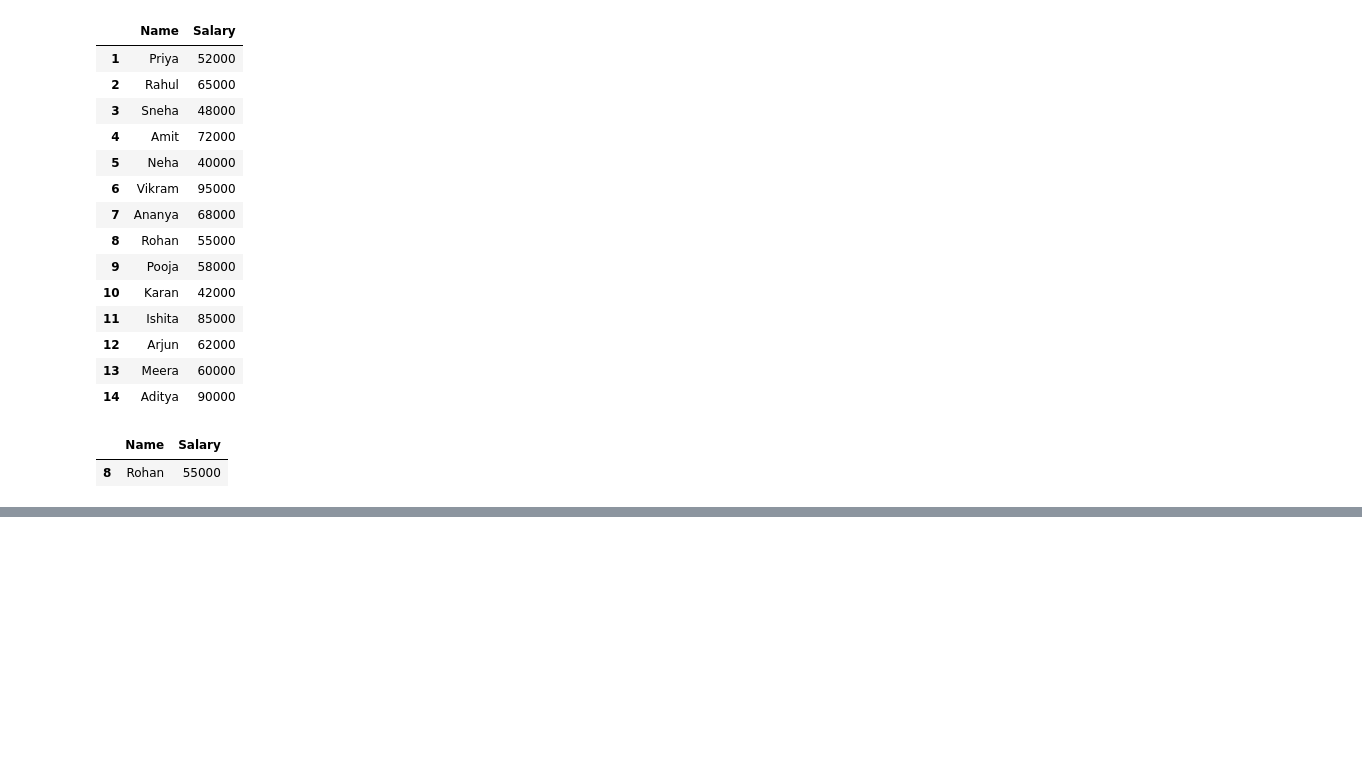
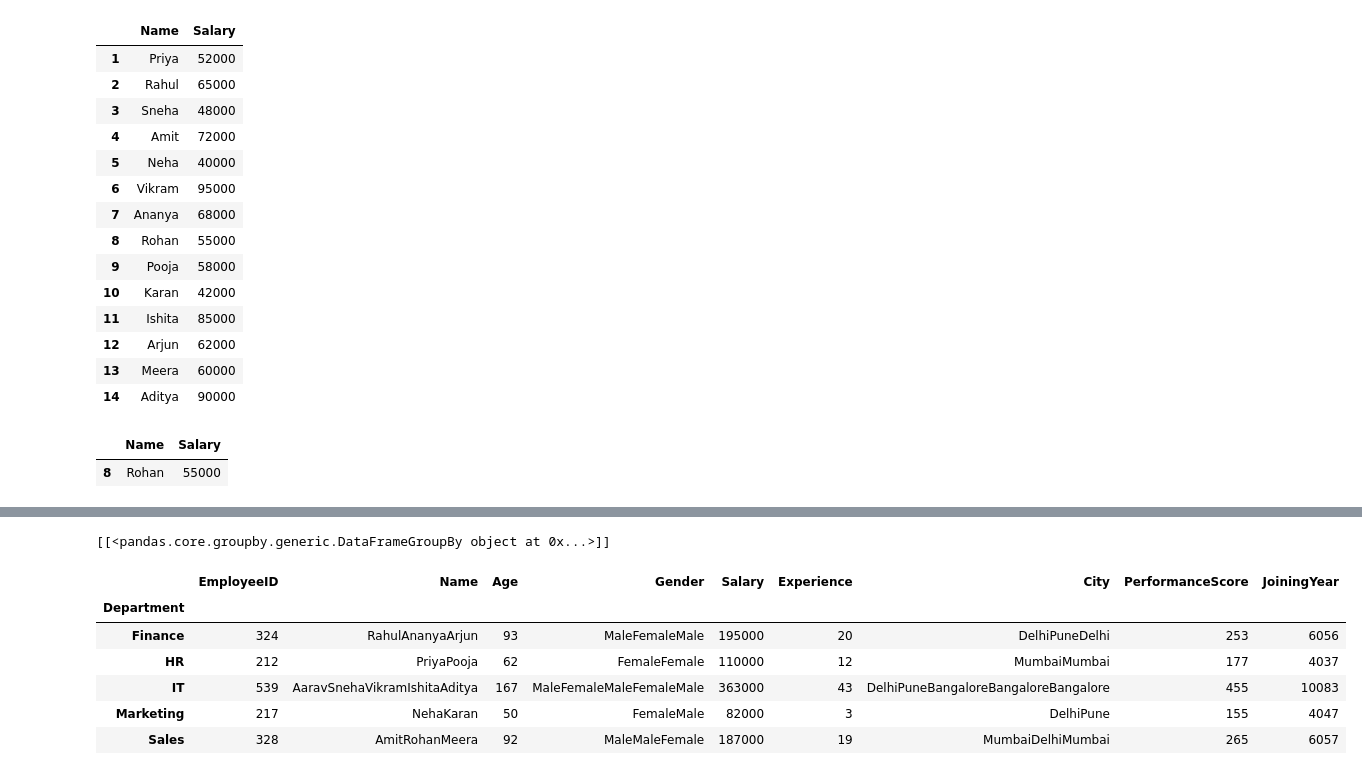
Before and after one commit to Mee-SUJAL/Employee-data-analysis, a Jupyter notebook: Employee_insights_citywise.ipynb, the cells around one changed output, grey strips where cells are left out. Drawn from its saved outputs; the diff is of its cells as text; code cells hidden in the pictures; blank space fills up the shorter version.

Commit message:
Grouping of Emmployees Added

```diff
--- a/Employee_insights_citywise.ipynb
+++ b/Employee_insights_citywise.ipynb
@@ -67,0 +216,14 @@ df[(df['Salary']>50000) & (df['JoiningYear']>2020)][['Name','Salary']]
+# %%
+[[df.groupby(('Name'))]]
+# %% [output]
+[[<pandas.core.groupby.generic.DataFrameGroupBy object at 0x...>]]
+# %%
+df.groupby('Department').agg('sum')
+# %% [output]
+|  | EmployeeID | Name | Age | Gender | Salary | Experience | City | PerformanceScore | JoiningYear |
+| Department |  |  |  |  |  |  |  |  |  |
+| Finance | 324 | RahulAnanyaArjun | 93 | MaleFemaleMale | 195000 | 20 | DelhiPuneDelhi | 253 | 6056 |
+| HR | 212 | PriyaPooja | 62 | FemaleFemale | 110000 | 12 | MumbaiMumbai | 177 | 4037 |
+| IT | 539 | AaravSnehaVikramIshitaAditya | 167 | MaleFemaleMaleFemaleMale | 363000 | 43 | DelhiPuneBangaloreBangaloreBangalore | 455 | 10083 |
+| Marketing | 217 | NehaKaran | 50 | FemaleMale | 82000 | 3 | DelhiPune | 155 | 4047 |
+| Sales | 328 | AmitRohanMeera | 92 | MaleMaleFemale | 187000 | 19 | MumbaiDelhiMumbai | 265 | 6057 |
```
Also changed, not shown: parts of 29 cells of this notebook.
